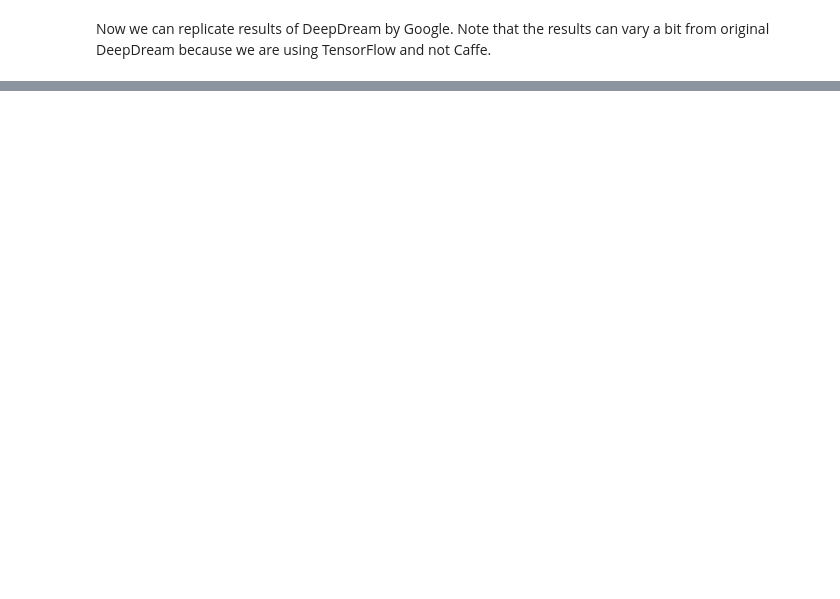
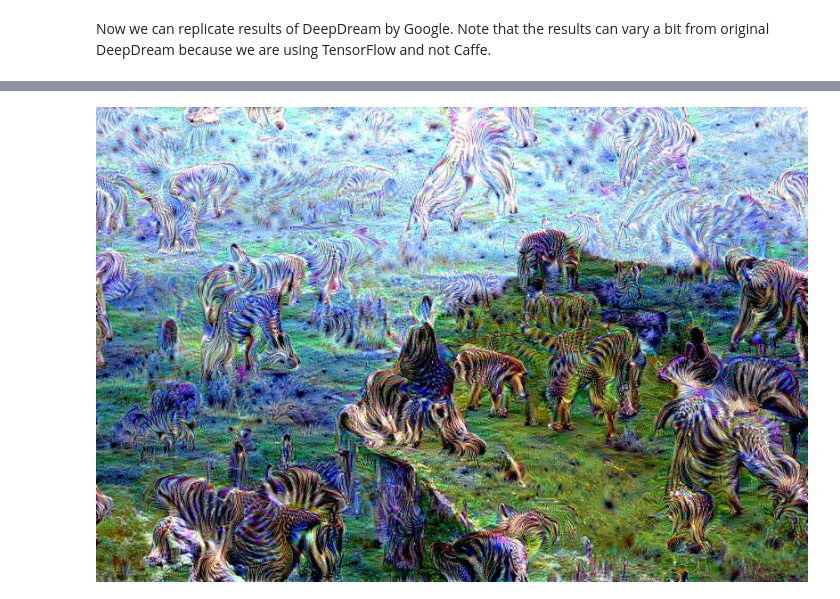
Before and after one commit to Showmax/conveiro, a Jupyter notebook: docs/deep_dream.ipynb, the cells around one changed output, grey strips where cells are left out. Cells and saved outputs as stored; diff of their text form; code cells hidden in the pictures; blank space fills up the shorter version.

```diff
--- a/docs/deep_dream.ipynb
+++ b/docs/deep_dream.ipynb
@@ -64,0 +92,4 @@ utils.show_image(utils.normalize_image(image))
+# %%
+Image("zebraish-mountain.jpeg")
+# %% [output]
+[figure, added]
```
Also changed, not shown: parts of 13 cells of this notebook.
